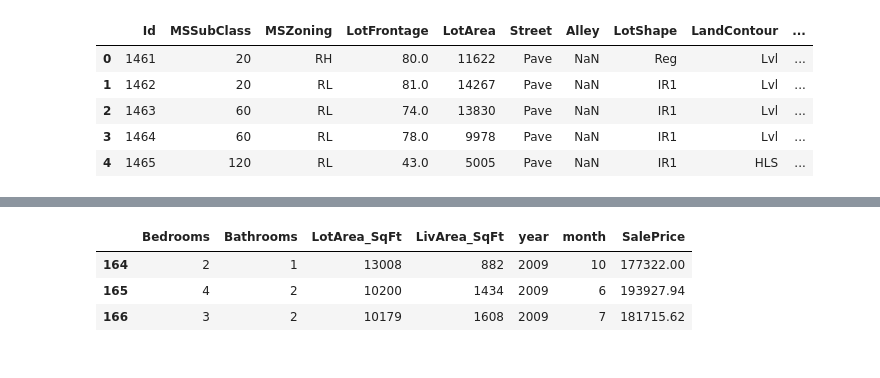
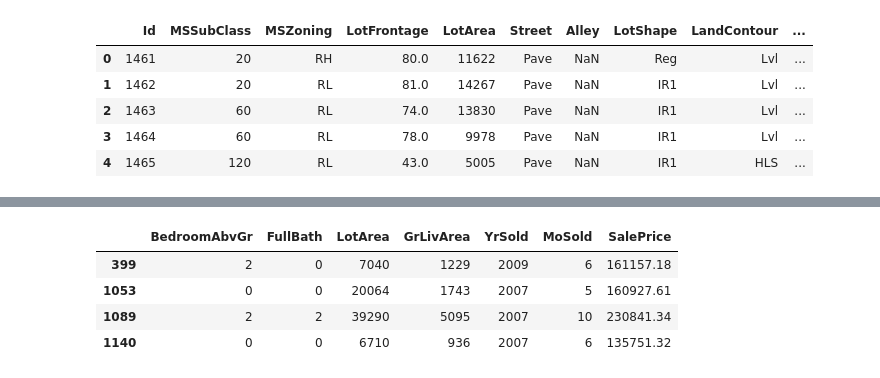
Before and after one commit to AlfredMtz/Springboard, a Jupyter notebook: amesproject.ipynb, the cells around one changed output, grey strips where cells are left out. Cells and saved outputs as stored; diff of their text form; code cells hidden in the pictures.

```diff
--- a/amesproject.ipynb
+++ b/amesproject.ipynb
@@ -152,15 +49,0 @@ potential_outliers
-# %%
-# Filtering non-needed values!
-hs_data = h_data[(h_data.YrSold >= 2006) & (h_data.YrSold <= 2009)&
-                (h_data.BedroomAbvGr != 0) & (h_data.FullBath != 0)
-                & (h_data.GrLivArea <= 4000)]
-
-# ranaming columns
-col = ['Bedrooms', 'Bathrooms','LotArea_SqFt', 'LivArea_SqFt', 'year', 'month', 'SalePrice']
-hs_data.columns = col
-hs_data.head(3)
-# %% [output]
-|  | Bedrooms | Bathrooms | LotArea_SqFt | LivArea_SqFt | year | month | SalePrice |
-| 164 | 2 | 1 | 13008 | 882 | 2009 | 10 | 177322.00 |
-| 165 | 4 | 2 | 10200 | 1434 | 2009 | 6 | 193927.94 |
-| 166 | 3 | 2 | 10179 | 1608 | 2009 | 7 | 181715.62 |
@@ -169 +50,23 @@ hs_data.head(3)
+# %%
+# OUTLIERS, 0, NaN VALUES  (Check data analysis document)
+
+h_data =  h_data[['BedroomAbvGr', 'FullBath', 'LotArea',
+                'GrLivArea','YrSold', 'MoSold', 'SalePrice']]                          # Filter to needed columns.
+#h_data.head()
+
+
+#print(h_data.isnull().values.any())                                                  # Checking for any NaN value.
+
+
+
+potential_outliers = h_data[(h_data.BedroomAbvGr == 0) | (h_data.FullBath == 0)       # Viewing potential outliers from previous
+                     |(h_data.GrLivArea >= 5000)]                                     # -- graphs(Data Analysis)
+
+potential_outliers
+# %% [output]
+|  | BedroomAbvGr | FullBath | LotArea | GrLivArea | YrSold | MoSold | SalePrice |
+| 399 | 2 | 0 | 7040 | 1229 | 2009 | 6 | 161157.18 |
+| 1053 | 0 | 0 | 20064 | 1743 | 2007 | 5 | 160927.61 |
+| 1089 | 2 | 2 | 39290 | 5095 | 2007 | 10 | 230841.34 |
+| 1140 | 0 | 0 | 6710 | 936 | 2007 | 6 | 135751.32 |
 # %%
```
Also changed, not shown: parts of 24 cells of this notebook.
